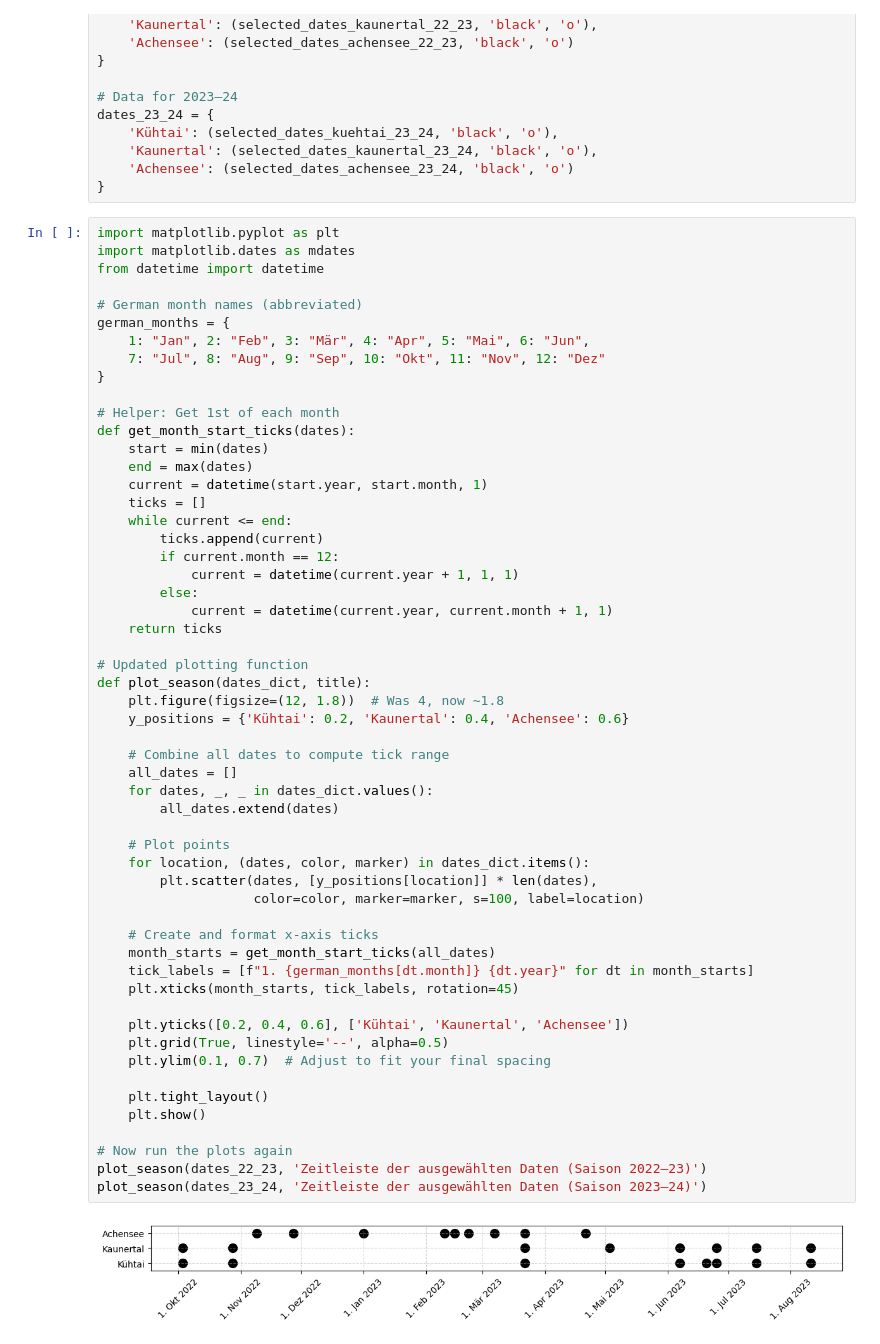
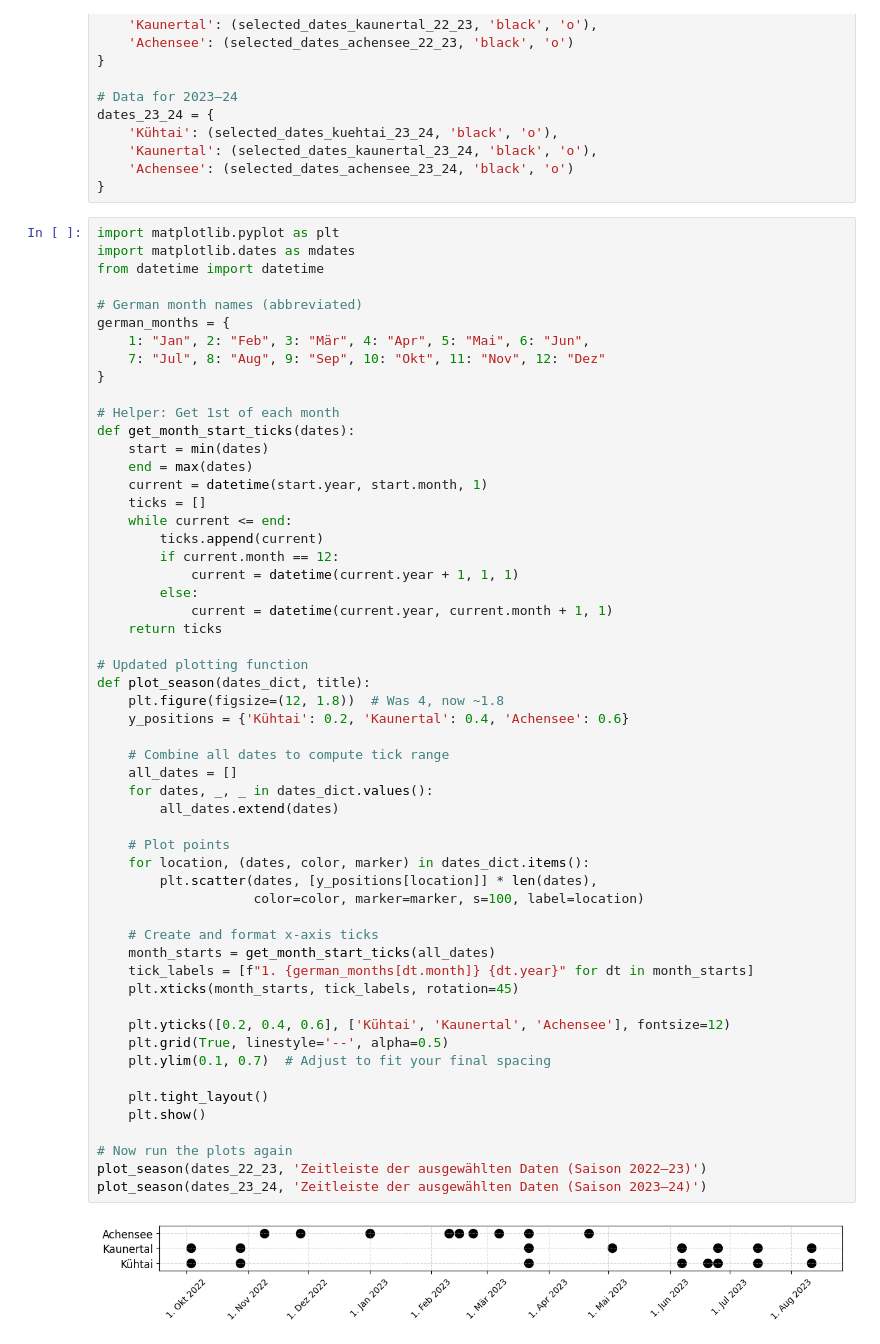
Before and after one commit to moplatt/Masterarbeit, a Jupyter notebook: Python-scripts/FSC_dates_timeline.ipynb, the cells around one changed output. Cells and saved outputs as stored; diff of their text form.

```diff
--- a/Python-scripts/FSC_dates_timeline.ipynb
+++ b/Python-scripts/FSC_dates_timeline.ipynb
@@ -81,32 +81,32 @@ def get_month_start_ticks(dates):
 # Updated plotting function
 def plot_season(dates_dict, title):
     plt.figure(figsize=(12, 1.8))  # Was 4, now ~1.8
     y_positions = {'Kühtai': 0.2, 'Kaunertal': 0.4, 'Achensee': 0.6}
 
     # Combine all dates to compute tick range
     all_dates = []
     for dates, _, _ in dates_dict.values():
         all_dates.extend(dates)
 
     # Plot points
     for location, (dates, color, marker) in dates_dict.items():
         plt.scatter(dates, [y_positions[location]] * len(dates),
                     color=color, marker=marker, s=100, label=location)
 
     # Create and format x-axis ticks
     month_starts = get_month_start_ticks(all_dates)
     tick_labels = [f"1. {german_months[dt.month]} {dt.year}" for dt in month_starts]
     plt.xticks(month_starts, tick_labels, rotation=45)
 
-    plt.yticks([0.2, 0.4, 0.6], ['Kühtai', 'Kaunertal', 'Achensee'])
+    plt.yticks([0.2, 0.4, 0.6], ['Kühtai', 'Kaunertal', 'Achensee'], fontsize=12)
     plt.grid(True, linestyle='--', alpha=0.5)
     plt.ylim(0.1, 0.7)  # Adjust to fit your final spacing
 
     plt.tight_layout()
     plt.show()
 
 # Now run the plots again
 plot_season(dates_22_23, 'Zeitleiste der ausgewählten Daten (Saison 2022–23)')
 plot_season(dates_23_24, 'Zeitleiste der ausgewählten Daten (Saison 2023–24)')
 # %% [output]
-[figure, old version]
+[figure, new version]
```
Also changed, not shown: parts of 3 cells of this notebook.
